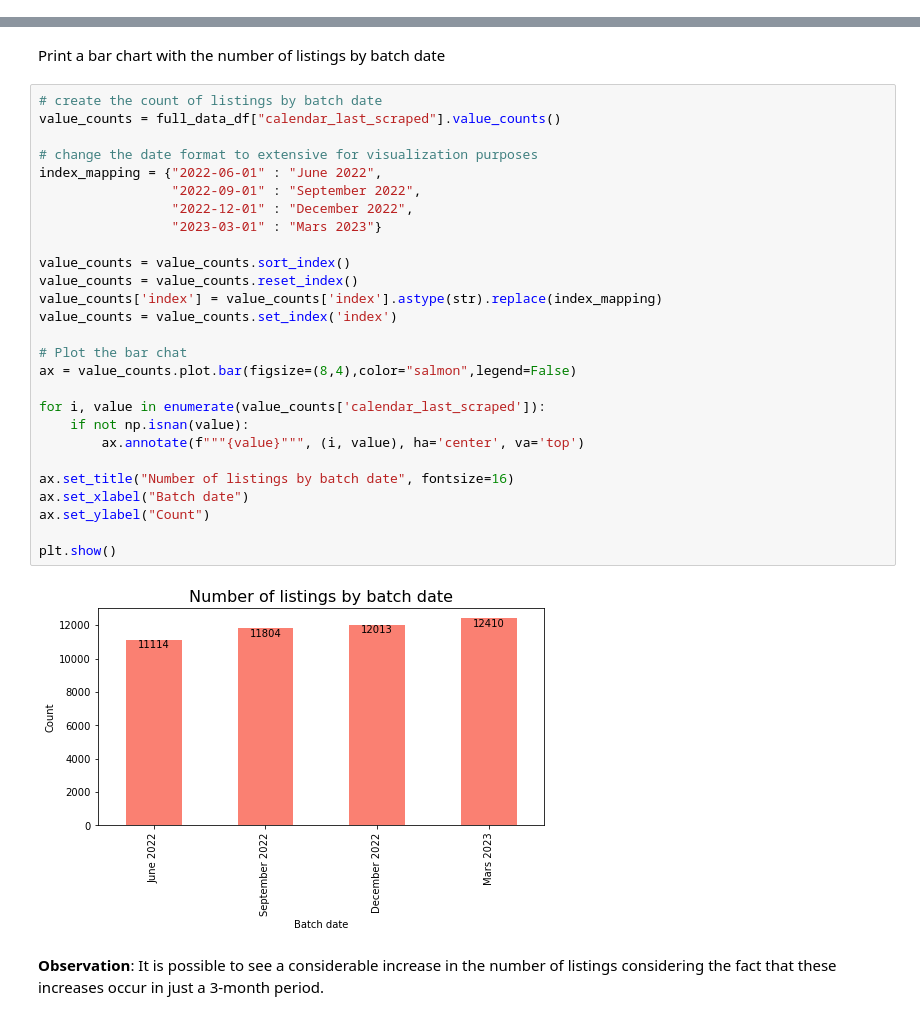
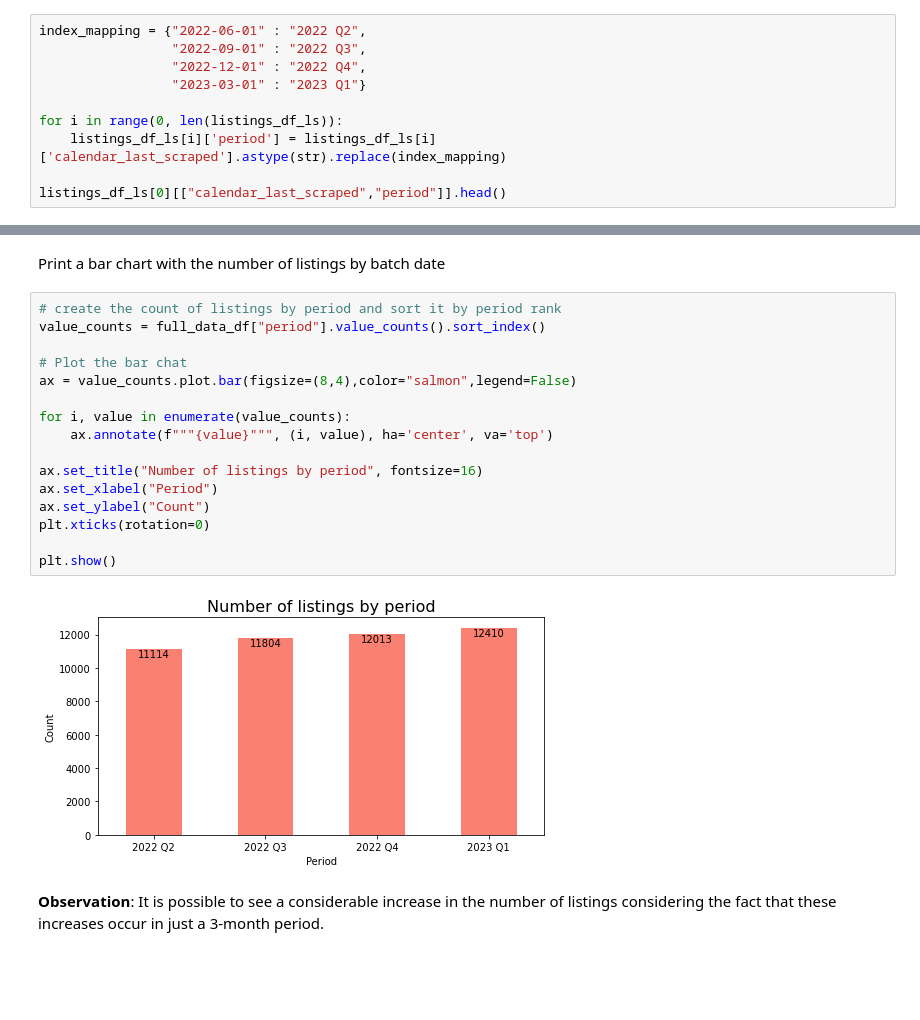
Before and after one commit to bruno-f7s/portfolio, a Jupyter notebook: airbnb-porto-2023/airbnb-porto-2023-eda.ipynb, the cells around one changed output, grey strips where cells are left out. Saved outputs shown, nothing was run; the diff lists cells and outputs as text; blank space fills up the shorter version.

Commit message:
adjust calendar column to period

```diff
--- a/airbnb-porto-2023/airbnb-porto-2023-eda.ipynb
+++ b/airbnb-porto-2023/airbnb-porto-2023-eda.ipynb
@@ -359,3 +359,13 @@ listings_df_ls[0]['calendar_last_scraped'].head()
 3   2023-03-01
 4   2023-03-01
 Name: calendar_last_scraped, dtype: datetime64[ns]
+# %%
+index_mapping = {"2022-06-01" : "2022 Q2",
+                 "2022-09-01" : "2022 Q3",
+                 "2022-12-01" : "2022 Q4",
+                 "2023-03-01" : "2023 Q1"}
+
+for i in range(0, len(listings_df_ls)):
+    listings_df_ls[i]['period'] = listings_df_ls[i]['calendar_last_scraped'].astype(str).replace(index_mapping)
+
+listings_df_ls[0][["calendar_last_scraped","period"]].head()
@@ -389,34 +407,23 @@ full_data_df = pd.concat(listings_df_ls, axis=0)
 # %% [markdown]
 Print a bar chart with the number of listings by batch date
 # %%
-# create the count of listings by batch date
-value_counts = full_data_df["calendar_last_scraped"].value_counts()
-
-# change the date format to extensive for visualization purposes
-index_mapping = {"2022-06-01" : "June 2022",
-                 "2022-09-01" : "September 2022",
-                 "2022-12-01" : "December 2022",
-                 "2023-03-01" : "Mars 2023"}
-
-value_counts = value_counts.sort_index()
-value_counts = value_counts.reset_index()
-value_counts['index'] = value_counts['index'].astype(str).replace(index_mapping)
-value_counts = value_counts.set_index('index')
+# create the count of listings by period and sort it by period rank
+value_counts = full_data_df["period"].value_counts().sort_index()
 
 # Plot the bar chat
 ax = value_counts.plot.bar(figsize=(8,4),color="salmon",legend=False)
 
-for i, value in enumerate(value_counts['calendar_last_scraped']):
-    if not np.isnan(value):
-        ax.annotate(f"""{value}""", (i, value), ha='center', va='top')
+for i, value in enumerate(value_counts):
+    ax.annotate(f"""{value}""", (i, value), ha='center', va='top')
 
-ax.set_title("Number of listings by batch date", fontsize=16)
-ax.set_xlabel("Batch date")
+ax.set_title("Number of listings by period", fontsize=16)
+ax.set_xlabel("Period")
 ax.set_ylabel("Count")
+plt.xticks(rotation=0)
 
 plt.show()
 # %% [output]
-[figure, old version]
+[figure, new version]
 # %% [markdown]
 __Observation__: It is possible to see a considerable increase in the number of listings considering the fact that these increases occur in just a 3-month period.
 # %% [markdown]
```
Also changed, not shown: parts of 18 cells of this notebook.
